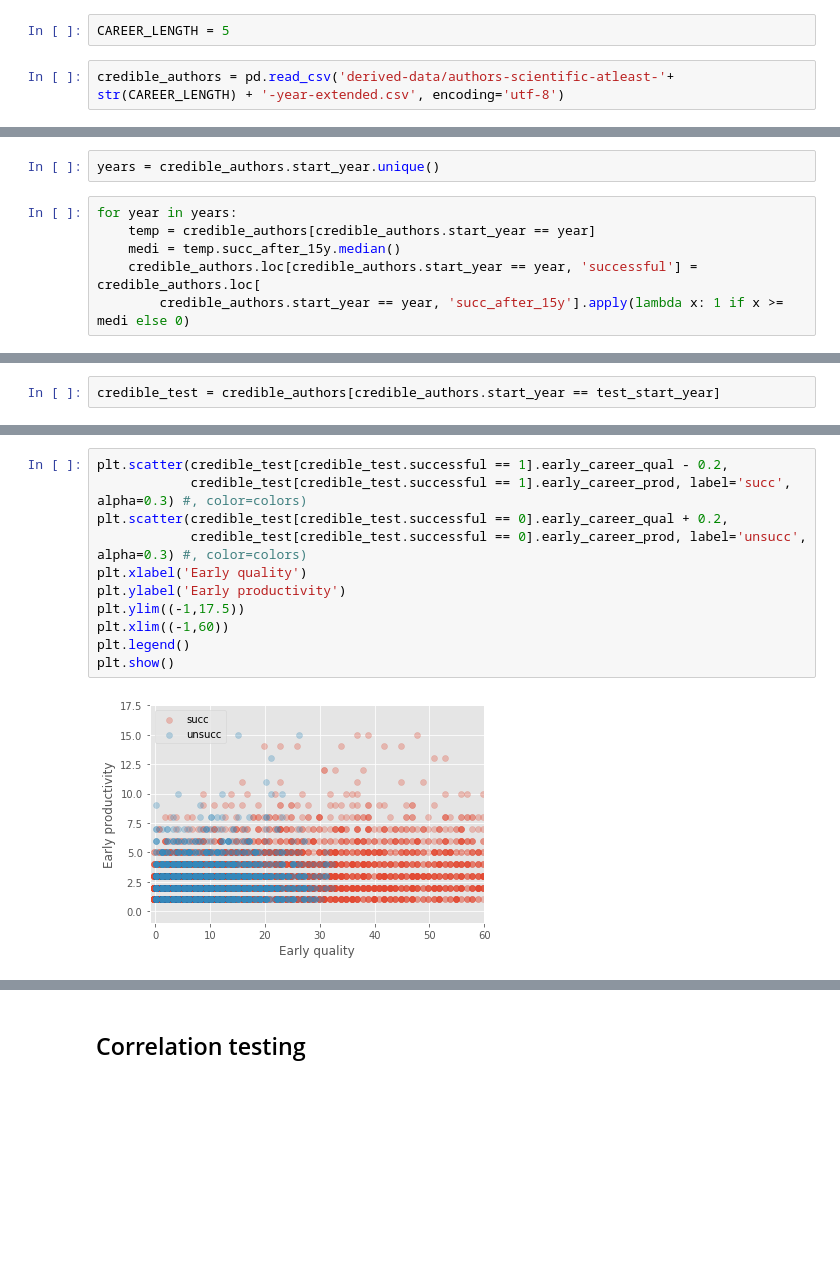
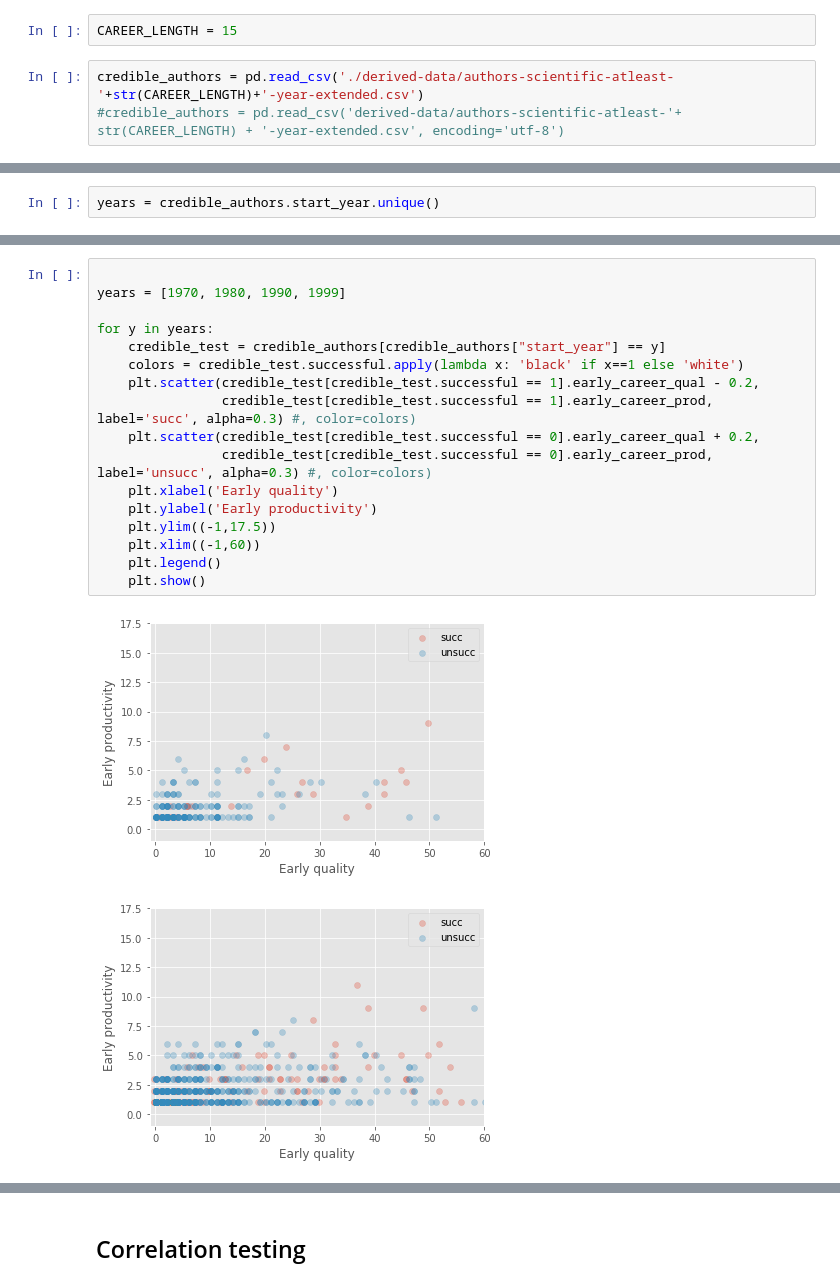
Before and after one commit to gesiscss/inequality, a Jupyter notebook: 3.Matching methods.ipynb, the cells around one changed output, grey strips where cells are left out. Saved outputs shown, nothing was run; the diff lists cells and outputs as text; blank space fills up the shorter version.

```diff
--- a/3.Matching methods.ipynb
+++ b/3.Matching methods.ipynb
@@ -8,9 +8,10 @@ import numpy as np
 
 import scipy.stats
 # %%
-CAREER_LENGTH = 5
+CAREER_LENGTH = 15
 # %%
-credible_authors = pd.read_csv('derived-data/authors-scientific-atleast-'+ str(CAREER_LENGTH) + '-year-extended.csv', encoding='utf-8')
+credible_authors = pd.read_csv('./derived-data/authors-scientific-atleast-'+str(CAREER_LENGTH)+'-year-extended.csv')
+#credible_authors = pd.read_csv('derived-data/authors-scientific-atleast-'+ str(CAREER_LENGTH) + '-year-extended.csv', encoding='utf-8')
 # %%
 credible_authors = credible_authors.set_index('author')
 # %%
@@ -26,8 +27,2 @@ credible_authors.head()
 # %%
 years = credible_authors.start_year.unique()
-# %%
-for year in years:
-    temp = credible_authors[credible_authors.start_year == year]
-    medi = temp.succ_after_15y.median()
-    credible_authors.loc[credible_authors.start_year == year, 'successful'] = credible_authors.loc[
-        credible_authors.start_year == year, 'succ_after_15y'].apply(lambda x: 1 if x >= medi else 0)
@@ -36,2 +28,0 @@ test_start_year = 1998
-# %%
-credible_test = credible_authors[credible_authors.start_year == test_start_year]
@@ -50,13 +83,20 @@ colors = credible_test.successful.apply(lambda x: 'black' if x==1 else 'white')
 # %%
-plt.scatter(credible_test[credible_test.successful == 1].early_career_qual - 0.2,
-            credible_test[credible_test.successful == 1].early_career_prod, label='succ', alpha=0.3) #, color=colors)
-plt.scatter(credible_test[credible_test.successful == 0].early_career_qual + 0.2,
-            credible_test[credible_test.successful == 0].early_career_prod, label='unsucc', alpha=0.3) #, color=colors)
-plt.xlabel('Early quality')
-plt.ylabel('Early productivity')
-plt.ylim((-1,17.5))
-plt.xlim((-1,60))
-plt.legend()
-plt.show()
+
+years = [1970, 1980, 1990, 1999]
+
+for y in years:
+    credible_test = credible_authors[credible_authors["start_year"] == y]
+    colors = credible_test.successful.apply(lambda x: 'black' if x==1 else 'white')
+    plt.scatter(credible_test[credible_test.successful == 1].early_career_qual - 0.2,
+                credible_test[credible_test.successful == 1].early_career_prod, label='succ', alpha=0.3) #, color=colors)
+    plt.scatter(credible_test[credible_test.successful == 0].early_career_qual + 0.2,
+                credible_test[credible_test.successful == 0].early_career_prod, label='unsucc', alpha=0.3) #, color=colors)
+    plt.xlabel('Early quality')
+    plt.ylabel('Early productivity')
+    plt.ylim((-1,17.5))
+    plt.xlim((-1,60))
+    plt.legend()
+    plt.show()
 # %% [output]
-[figure, old version]
+[figure, new version]
+[figure, added]
```
Also changed, not shown: parts of 26 cells of this notebook, 4 other files.
